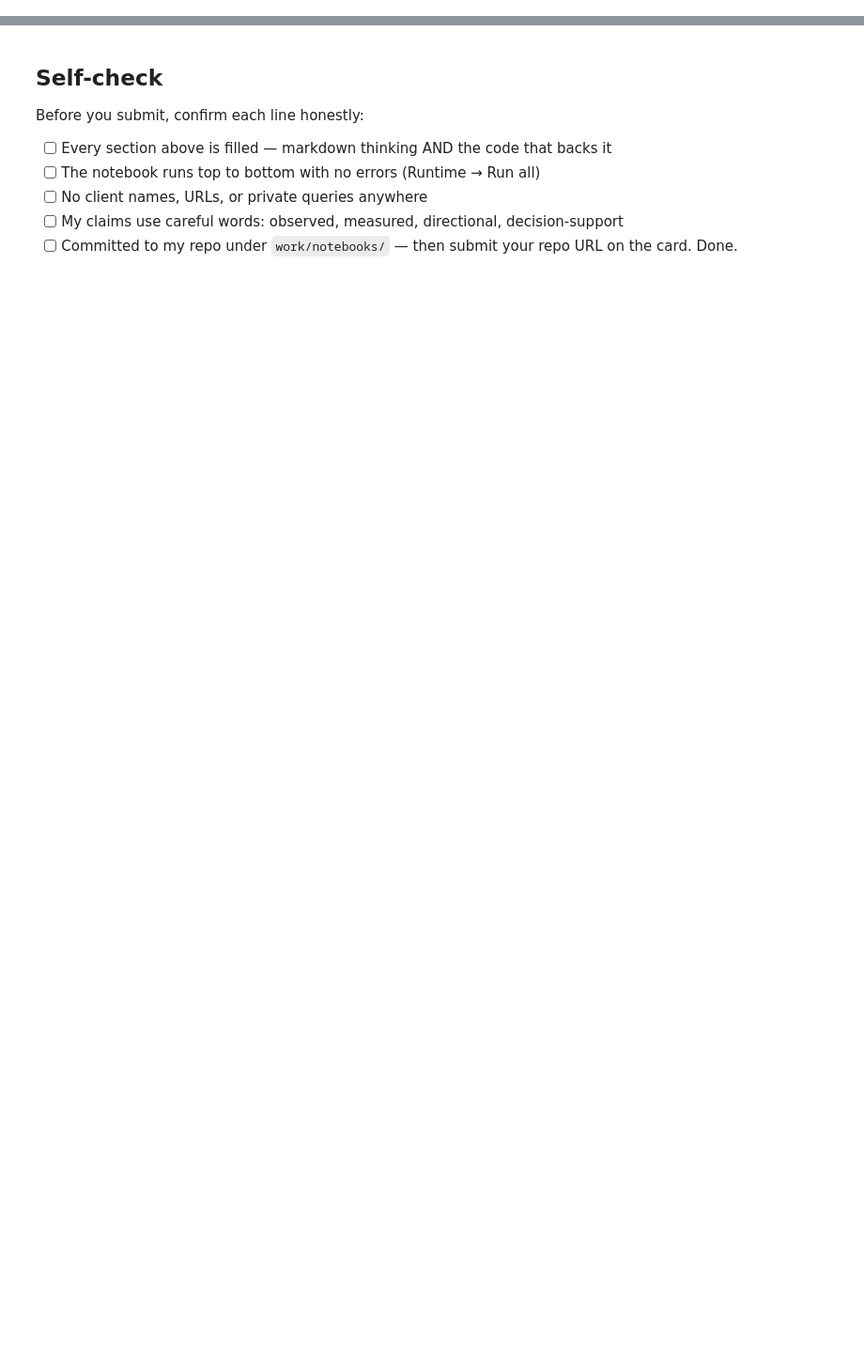
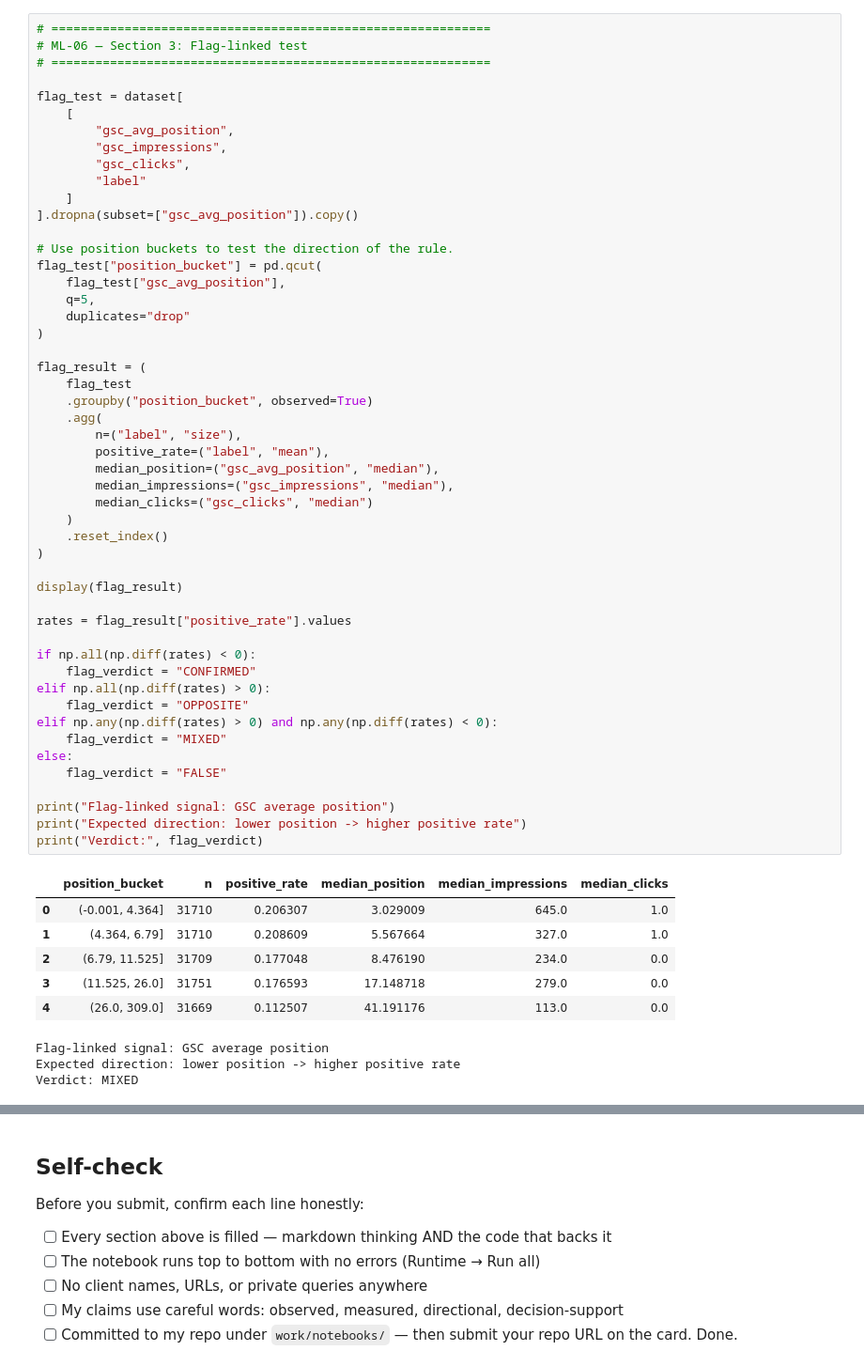
Before and after one commit to mohamedahmed02/Flyrank-internship, a Jupyter notebook: work/notebooks/w04_signal_audit.ipynb, the cells around one changed output, grey strips where cells are left out. Shown at 94% size. Saved outputs shown, nothing was run; the diff lists cells and outputs as text; blank space fills up the shorter version.

```diff
--- a/work/notebooks/w04_signal_audit.ipynb
+++ b/work/notebooks/w04_signal_audit.ipynb
@@ -36,0 +302,60 @@ This skeleton is yours to fill. Work the sections **in order** — each one has
+# %%
+# ============================================================
+# ML-06 — Section 3: Flag-linked test
+# ============================================================
+
+flag_test = dataset[
+    [
+        "gsc_avg_position",
+        "gsc_impressions",
+        "gsc_clicks",
+        "label"
+    ]
+].dropna(subset=["gsc_avg_position"]).copy()
+
+# Use position buckets to test the direction of the rule.
+flag_test["position_bucket"] = pd.qcut(
+    flag_test["gsc_avg_position"],
+    q=5,
+    duplicates="drop"
+)
+
+flag_result = (
+    flag_test
+    .groupby("position_bucket", observed=True)
+    .agg(
+        n=("label", "size"),
+        positive_rate=("label", "mean"),
+        median_position=("gsc_avg_position", "median"),
+        median_impressions=("gsc_impressions", "median"),
+        median_clicks=("gsc_clicks", "median")
+    )
+    .reset_index()
+)
+
+display(flag_result)
+
+rates = flag_result["positive_rate"].values
+
+if np.all(np.diff(rates) < 0):
+    flag_verdict = "CONFIRMED"
+elif np.all(np.diff(rates) > 0):
+    flag_verdict = "OPPOSITE"
+elif np.any(np.diff(rates) > 0) and np.any(np.diff(rates) < 0):
+    flag_verdict = "MIXED"
+else:
+    flag_verdict = "FALSE"
+
+print("Flag-linked signal: GSC average position")
+print("Expected direction: lower position -> higher positive rate")
+print("Verdict:", flag_verdict)
+# %% [output]
+|  | position_bucket | n | positive_rate | median_position | median_impressions | median_clicks |
+| 0 | (-0.001, 4.364] | 31710 | 0.206307 | 3.029009 | 645.0 | 1.0 |
+| 1 | (4.364, 6.79] | 31710 | 0.208609 | 5.567664 | 327.0 | 1.0 |
+| 2 | (6.79, 11.525] | 31709 | 0.177048 | 8.476190 | 234.0 | 0.0 |
+| 3 | (11.525, 26.0] | 31751 | 0.176593 | 17.148718 | 279.0 | 0.0 |
+| 4 | (26.0, 309.0] | 31669 | 0.112507 | 41.191176 | 113.0 | 0.0 |
+Flag-linked signal: GSC average position
+Expected direction: lower position -> higher positive rate
+Verdict: MIXED
```
Also changed, not shown: parts of 19 cells of this notebook.
